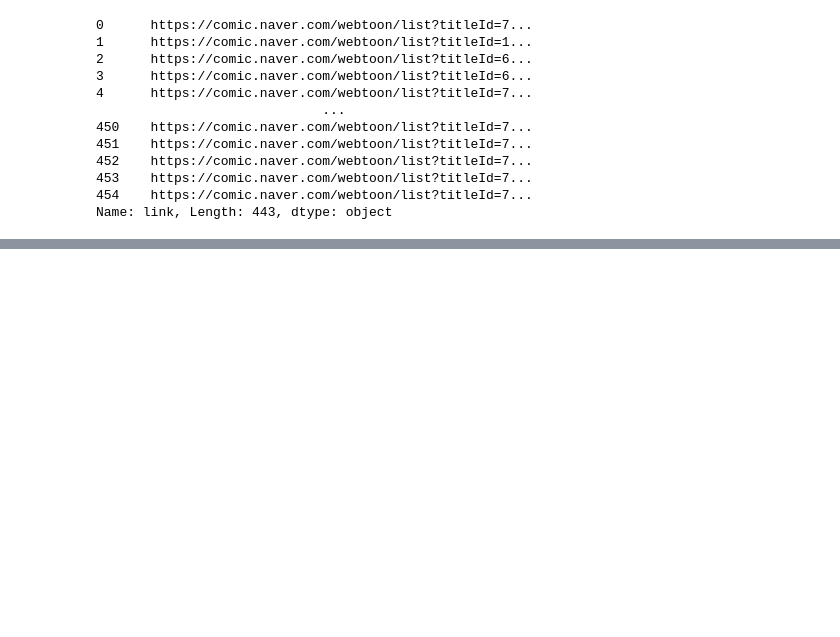
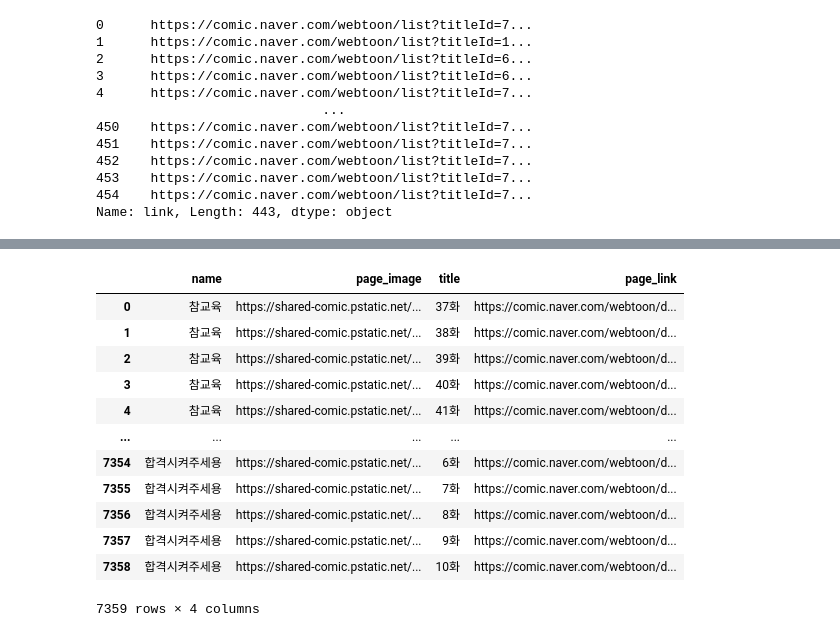
Before and after one commit to jlijs0265/3jo_project, a Jupyter notebook: 크롤링/KEY68 누락데이터 보충.ipynb, the cells around one changed output, grey strips where cells are left out. Cells and saved outputs as stored; diff of their text form; code cells hidden in the pictures; blank space fills up the shorter version.

```diff
--- a/크롤링/KEY68 누락데이터 보충.ipynb
+++ b/크롤링/KEY68 누락데이터 보충.ipynb
@@ -231,0 +236,16 @@ check.groupby('name').count().plot.hist()
+# %%
+check
+# %% [output]
+|  | name | page_image | title | page_link |
+| 0 | 참교육 | https://shared-comic.pstatic.net/... | 37화 | https://comic.naver.com/webtoon/d... |
+| 1 | 참교육 | https://shared-comic.pstatic.net/... | 38화 | https://comic.naver.com/webtoon/d... |
+| 2 | 참교육 | https://shared-comic.pstatic.net/... | 39화 | https://comic.naver.com/webtoon/d... |
+| 3 | 참교육 | https://shared-comic.pstatic.net/... | 40화 | https://comic.naver.com/webtoon/d... |
+| 4 | 참교육 | https://shared-comic.pstatic.net/... | 41화 | https://comic.naver.com/webtoon/d... |
+| ... | ... | ... | ... | ... |
+| 7354 | 합격시켜주세용 | https://shared-comic.pstatic.net/... | 6화 | https://comic.naver.com/webtoon/d... |
+| 7355 | 합격시켜주세용 | https://shared-comic.pstatic.net/... | 7화 | https://comic.naver.com/webtoon/d... |
+| 7356 | 합격시켜주세용 | https://shared-comic.pstatic.net/... | 8화 | https://comic.naver.com/webtoon/d... |
+| 7357 | 합격시켜주세용 | https://shared-comic.pstatic.net/... | 9화 | https://comic.naver.com/webtoon/d... |
+| 7358 | 합격시켜주세용 | https://shared-comic.pstatic.net/... | 10화 | https://comic.naver.com/webtoon/d... |
+7359 rows × 4 columns
```
Also changed, not shown: parts of 3 cells of this notebook, 1 other file.
